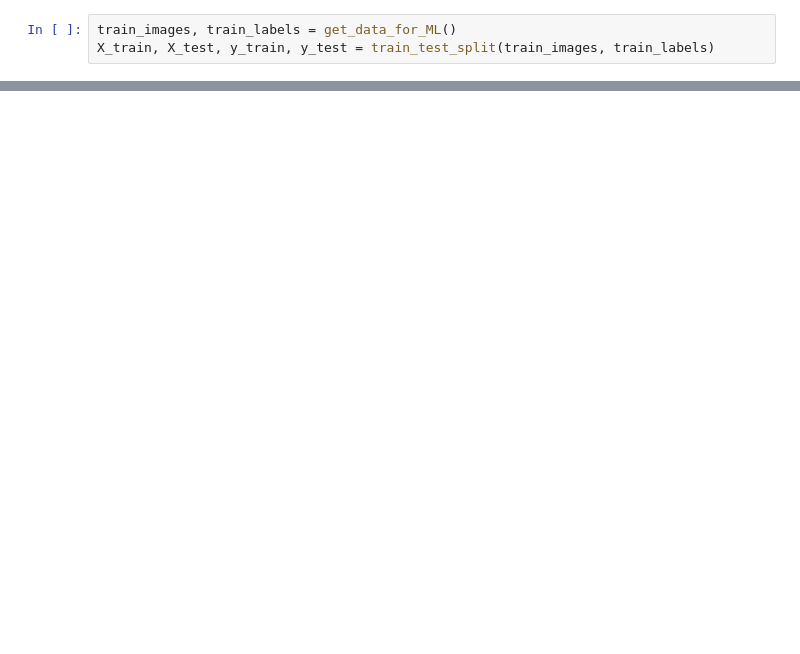
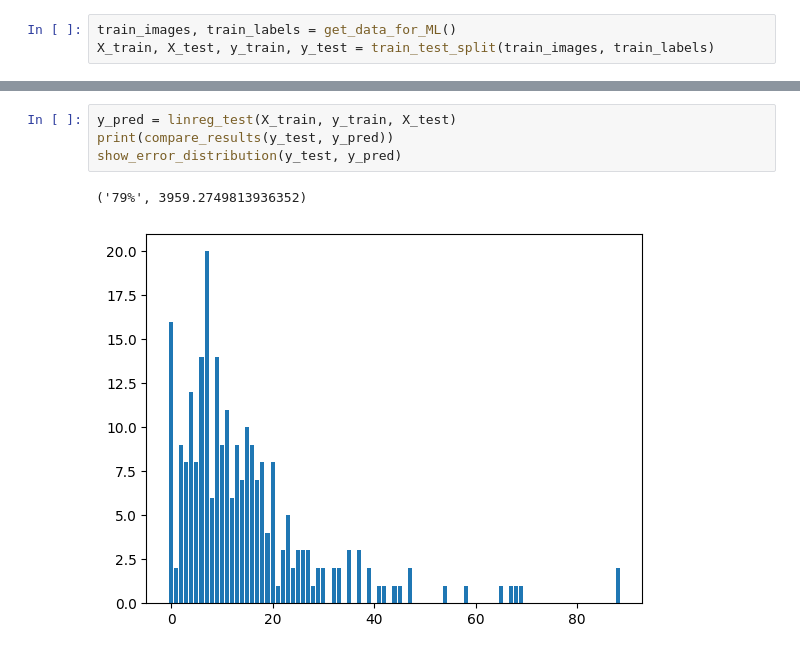
Before and after one commit to Groundpepper/CS-UY-4563-Proj, a Jupyter notebook: Untitled.ipynb, the cells around one changed output, grey strips where cells are left out. Saved outputs shown, nothing was run; the diff lists cells and outputs as text; blank space fills up the shorter version.

```diff
--- a/Untitled.ipynb
+++ b/Untitled.ipynb
@@ -142,0 +160,7 @@ y_test
+# %%
+y_pred = linreg_test(X_train, y_train, X_test)
+print(compare_results(y_test, y_pred))
+show_error_distribution(y_test, y_pred)
+# %% [output]
+('79%', 3959.2749813936352)
+[figure, added]
```
Also changed, not shown: parts of 24 cells of this notebook.
